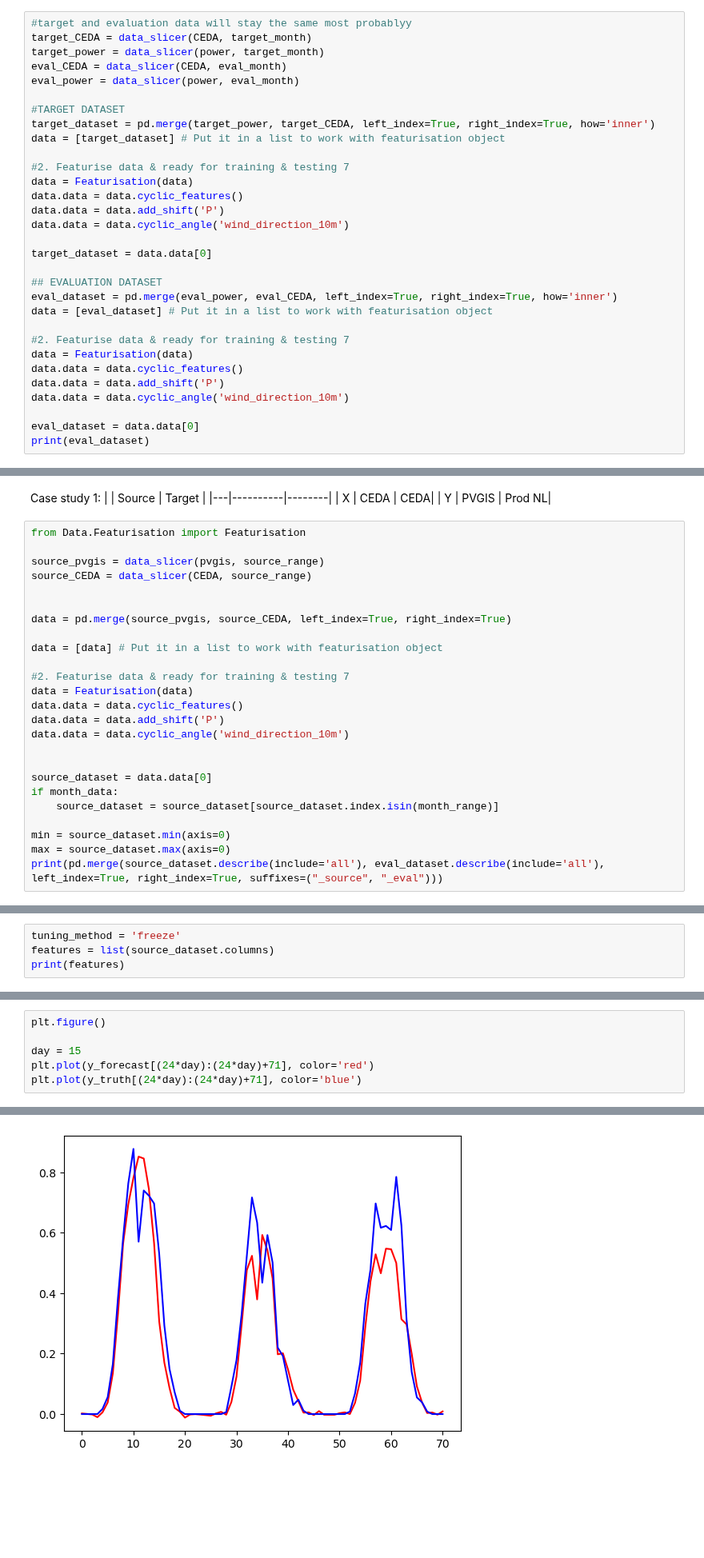
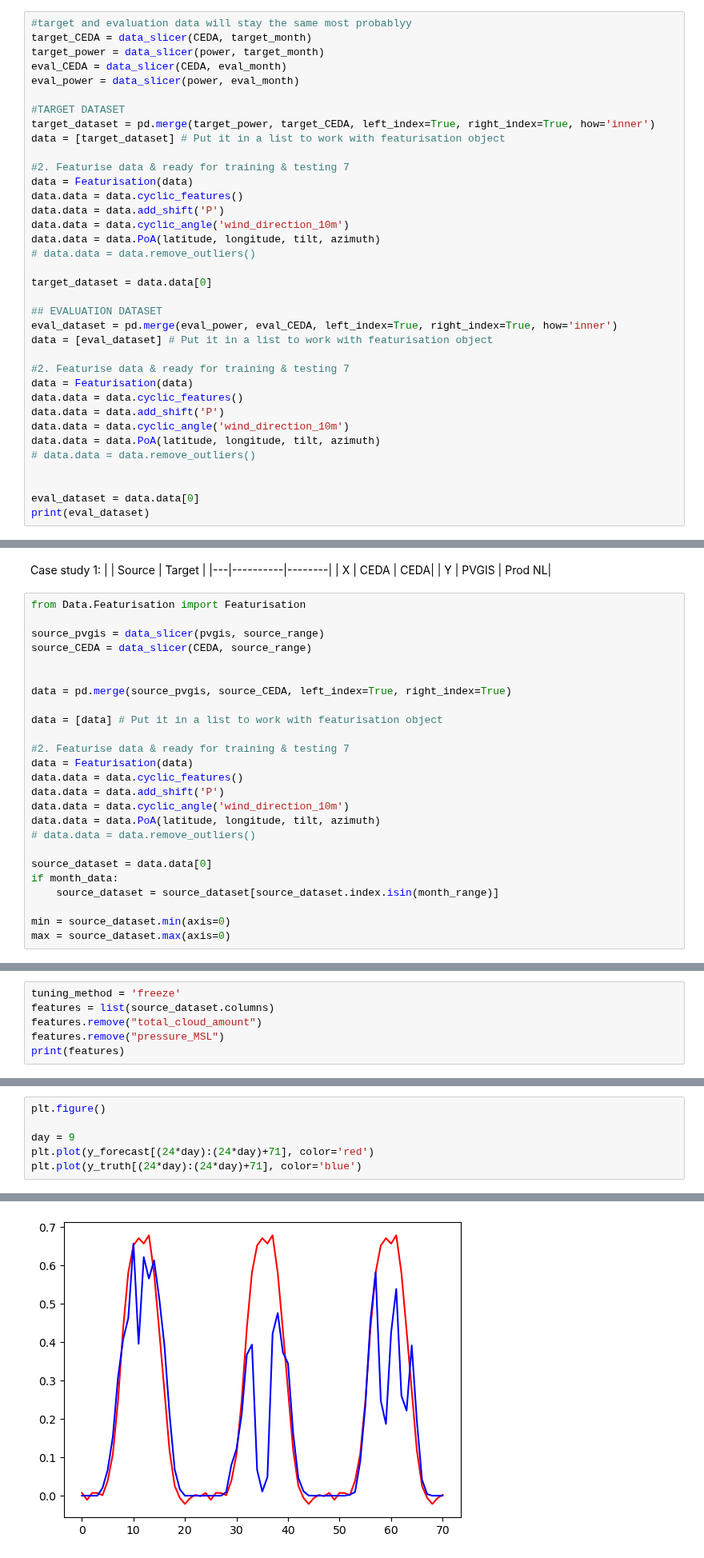
Before and after one commit to RobbeVDE/SolNet-2, a Jupyter notebook: main.ipynb, the cells around one changed output, grey strips where cells are left out. Shown at 80% size. Cells and saved outputs as stored; diff of their text form; blank space fills up the shorter version.

```diff
--- a/main.ipynb
+++ b/main.ipynb
@@ -110,6 +94,8 @@ data = Featurisation(data)
 data.data = data.cyclic_features()
 data.data = data.add_shift('P')
 data.data = data.cyclic_angle('wind_direction_10m')
+data.data = data.PoA(latitude, longitude, tilt, azimuth)
+# data.data = data.remove_outliers()
 
 target_dataset = data.data[0]
 
@@ -122,6 +108,9 @@ data = Featurisation(data)
 data.data = data.cyclic_features()
 data.data = data.add_shift('P')
 data.data = data.cyclic_angle('wind_direction_10m')
+data.data = data.PoA(latitude, longitude, tilt, azimuth)
+# data.data = data.remove_outliers()
+
 
 eval_dataset = data.data[0]
 print(eval_dataset)
@@ -167,7 +156,8 @@ data = Featurisation(data)
 data.data = data.cyclic_features()
 data.data = data.add_shift('P')
 data.data = data.cyclic_angle('wind_direction_10m')
-
+data.data = data.PoA(latitude, longitude, tilt, azimuth)
+# data.data = data.remove_outliers()
 
 source_dataset = data.data[0]
 if month_data:
@@ -175,4 +165,3 @@ if month_data:
 
 min = source_dataset.min(axis=0)
 max = source_dataset.max(axis=0)
-print(pd.merge(source_dataset.describe(include='all'), eval_dataset.describe(include='all'), left_index=True, right_index=True, suffixes=("_source", "_eval")))
@@ -219,5 +190,7 @@ Name: P, dtype: float64
 # %%
 tuning_method = 'freeze'
 features = list(source_dataset.columns)
+features.remove("total_cloud_amount")
+features.remove("pressure_MSL")
 print(features)
 # %% [output]
@@ -246,12 +219,12 @@ Metrics               0.009           0.060
 # %%
 plt.figure()
 
-day = 15
+day = 9
 plt.plot(y_forecast[(24*day):(24*day)+71], color='red')
 plt.plot(y_truth[(24*day):(24*day)+71], color='blue')
 # %% [output]
 [<matplotlib.lines.Line2D at 0x...>]
-[figure, old version]
+[figure, new version]
 # %% [markdown]
 # 2. Historic weather
 # %% [markdown]
```
Also changed, not shown: parts of 14 cells of this notebook, 6 other files.
